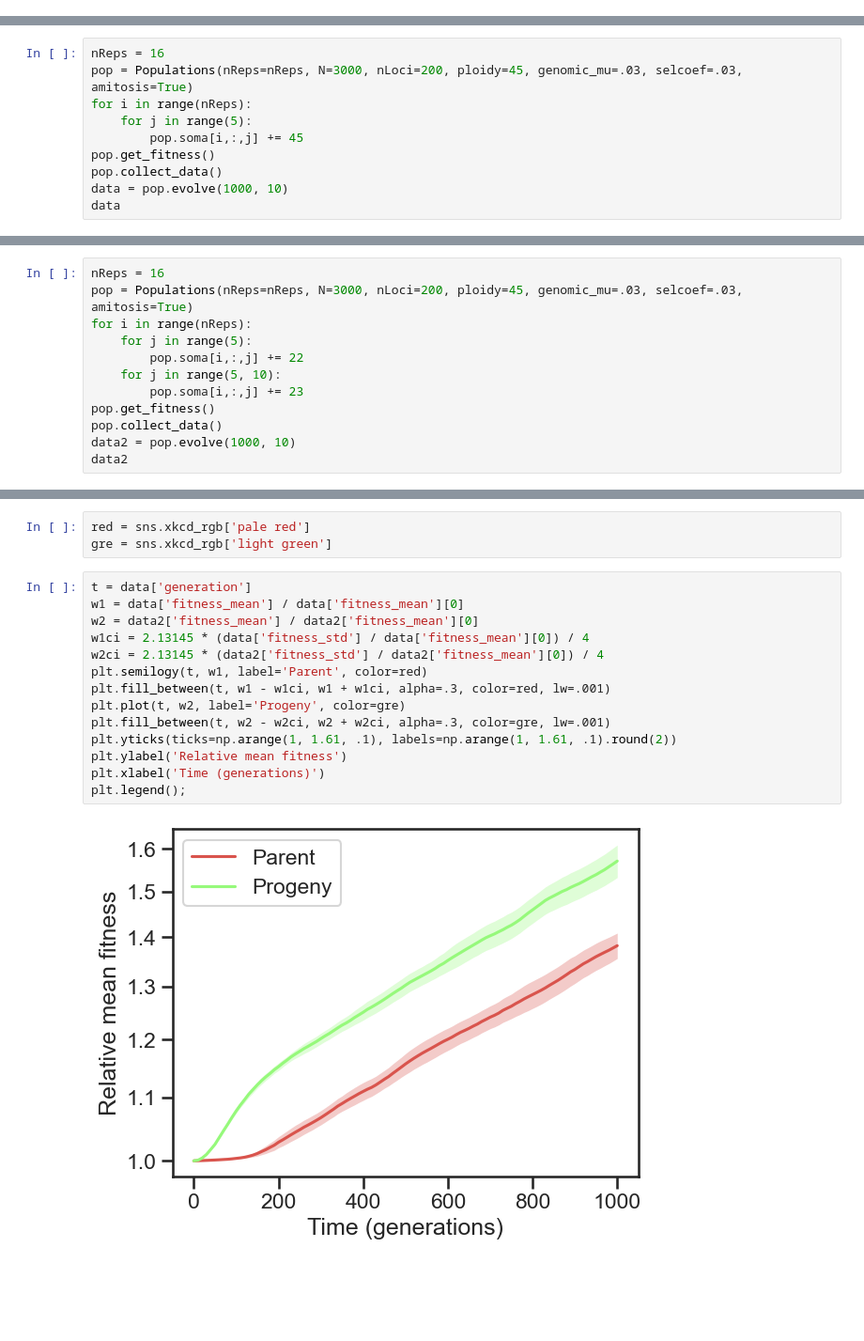
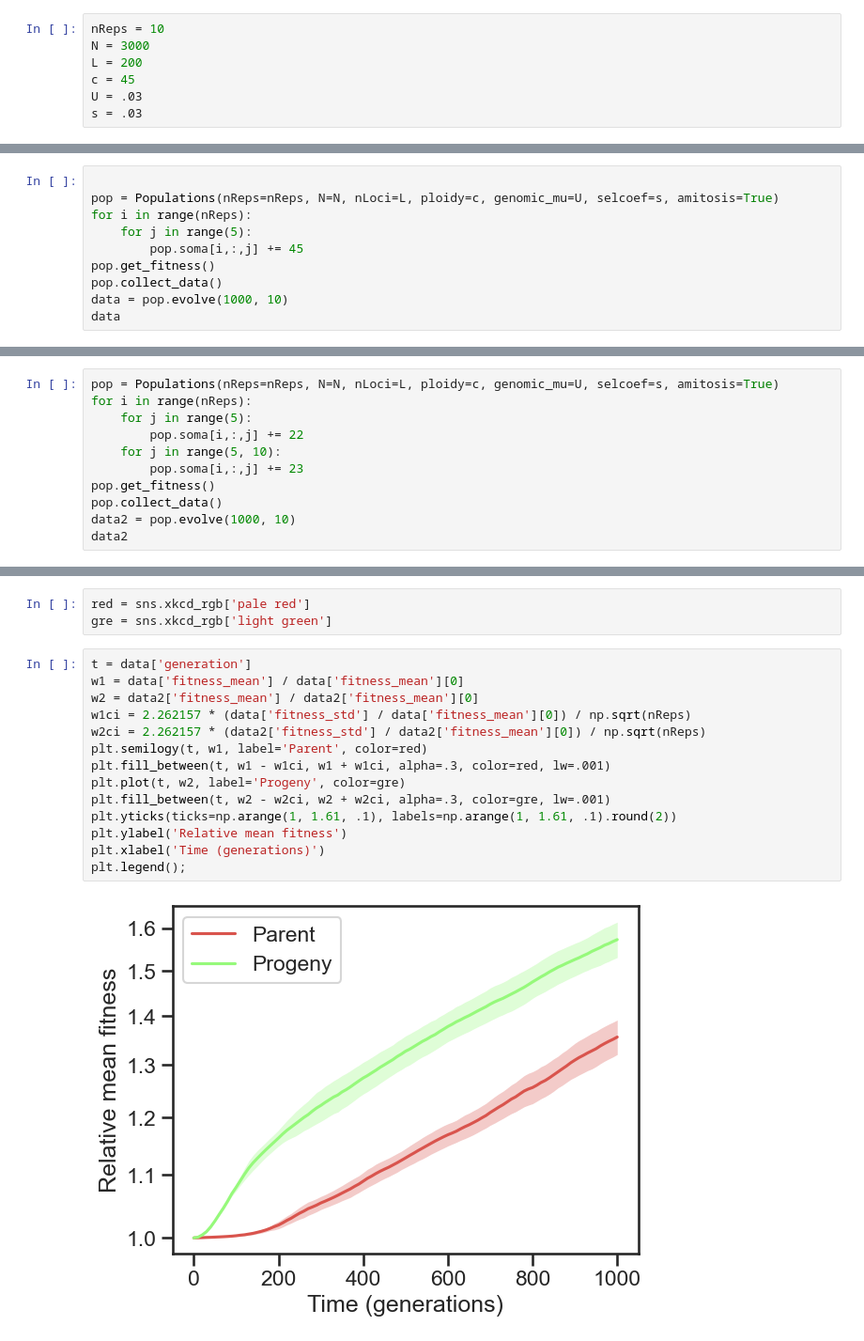
Before and after one commit to rbazev/sex_amitosis_evolvability, a Jupyter notebook: amitosis.ipynb, the cells around one changed output, grey strips where cells are left out. Shown at 94% size. Drawn from its saved outputs; the diff is of its cells as text; blank space fills up the shorter version.

```diff
--- a/amitosis.ipynb
+++ b/amitosis.ipynb
@@ -27,8 +28,15 @@ sns.set_context('talk')
+# %%
+nReps = 10
+N = 3000
+L = 200
+c = 45
+U = .03
+s = .03
 # %% [markdown]
 ## Parental population
 # %%
-nReps = 16
-pop = Populations(nReps=nReps, N=3000, nLoci=200, ploidy=45, genomic_mu=.03, selcoef=.03, amitosis=True)
+
+pop = Populations(nReps=nReps, N=N, nLoci=L, ploidy=c, genomic_mu=U, selcoef=s, amitosis=True)
 for i in range(nReps):
     for j in range(5):
         pop.soma[i,:,j] += 45
@@ -53,8 +61,7 @@ data
 # %% [markdown]
 ## Progeny population
 # %%
-nReps = 16
-pop = Populations(nReps=nReps, N=3000, nLoci=200, ploidy=45, genomic_mu=.03, selcoef=.03, amitosis=True)
+pop = Populations(nReps=nReps, N=N, nLoci=L, ploidy=c, genomic_mu=U, selcoef=s, amitosis=True)
 for i in range(nReps):
     for j in range(5):
         pop.soma[i,:,j] += 22
@@ -86,16 +93,16 @@ gre = sns.xkcd_rgb['light green']
 # %%
 t = data['generation']
 w1 = data['fitness_mean'] / data['fitness_mean'][0]
 w2 = data2['fitness_mean'] / data2['fitness_mean'][0]
-w1ci = 2.13145 * (data['fitness_std'] / data['fitness_mean'][0]) / 4
-w2ci = 2.13145 * (data2['fitness_std'] / data2['fitness_mean'][0]) / 4
+w1ci = 2.262157 * (data['fitness_std'] / data['fitness_mean'][0]) / np.sqrt(nReps)
+w2ci = 2.262157 * (data2['fitness_std'] / data2['fitness_mean'][0]) / np.sqrt(nReps)
 plt.semilogy(t, w1, label='Parent', color=red)
 plt.fill_between(t, w1 - w1ci, w1 + w1ci, alpha=.3, color=red, lw=.001)
 plt.plot(t, w2, label='Progeny', color=gre)
 plt.fill_between(t, w2 - w2ci, w2 + w2ci, alpha=.3, color=gre, lw=.001)
 plt.yticks(ticks=np.arange(1, 1.61, .1), labels=np.arange(1, 1.61, .1).round(2))
 plt.ylabel('Relative mean fitness')
 plt.xlabel('Time (generations)')
 plt.legend();
 # %% [output]
-[figure, old version]
+[figure, new version]
```
Also changed, not shown: parts of 4 cells of this notebook.
